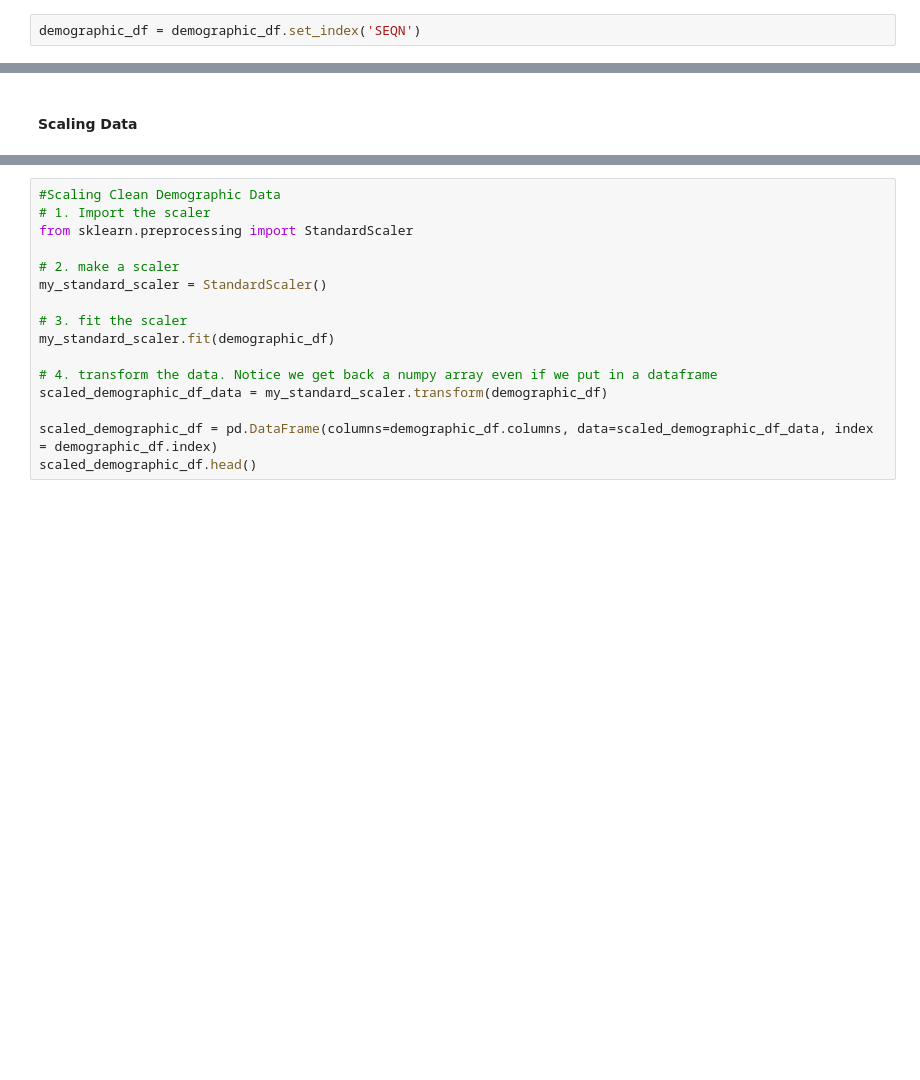
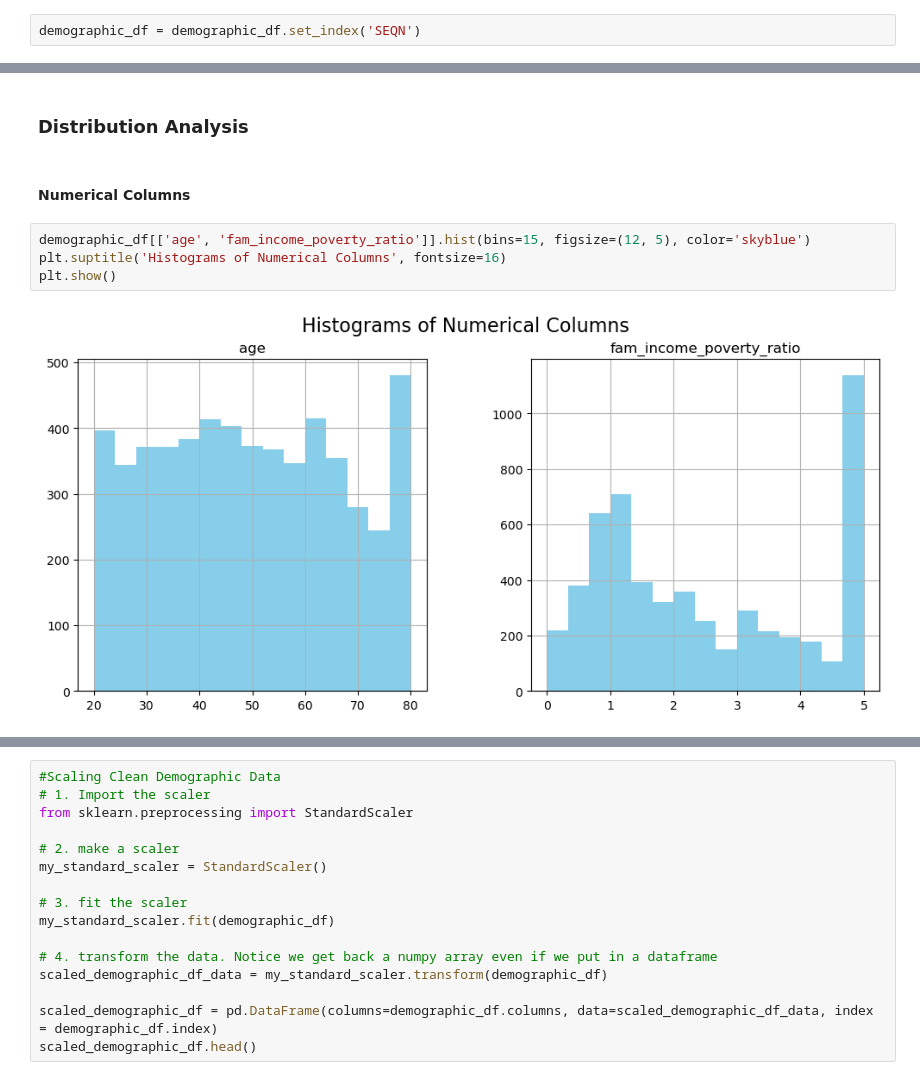
Before and after one commit to ysouffront1/CapstoneJulyNYC, a Jupyter notebook: Notebooks/NHANES_EDA.ipynb, the cells around one changed output, grey strips where cells are left out. Cells and saved outputs as stored; diff of their text form; blank space fills up the shorter version.

```diff
--- a/Notebooks/NHANES_EDA.ipynb
+++ b/Notebooks/NHANES_EDA.ipynb
@@ -48,2 +40,10 @@ demographic_df
-# %% [markdown]
-#### Scaling Data
+# %% [markdown]
+### Distribution Analysis
+# %% [markdown]
+#### Numerical Columns
+# %%
+demographic_df[['age', 'fam_income_poverty_ratio']].hist(bins=15, figsize=(12, 5), color='skyblue')
+plt.suptitle('Histograms of Numerical Columns', fontsize=16)
+plt.show()
+# %% [output]
+[figure, added]
```
Also changed, not shown: parts of 123 cells of this notebook.
